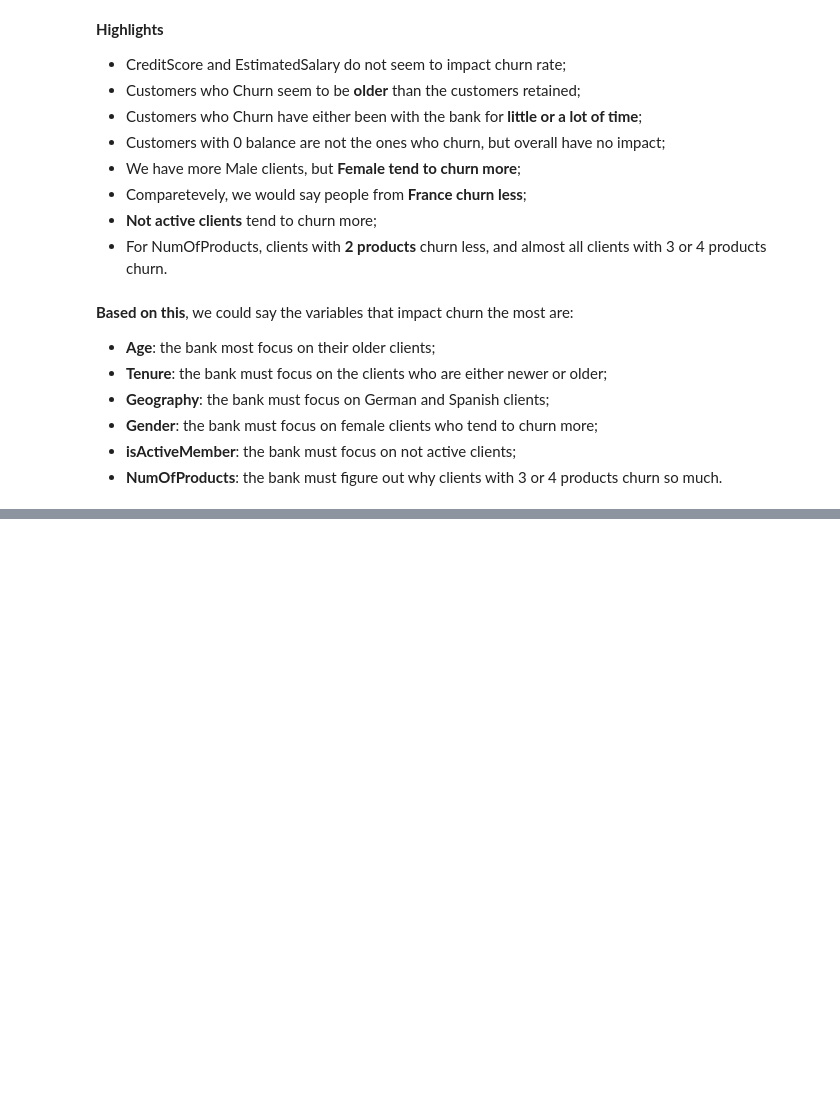
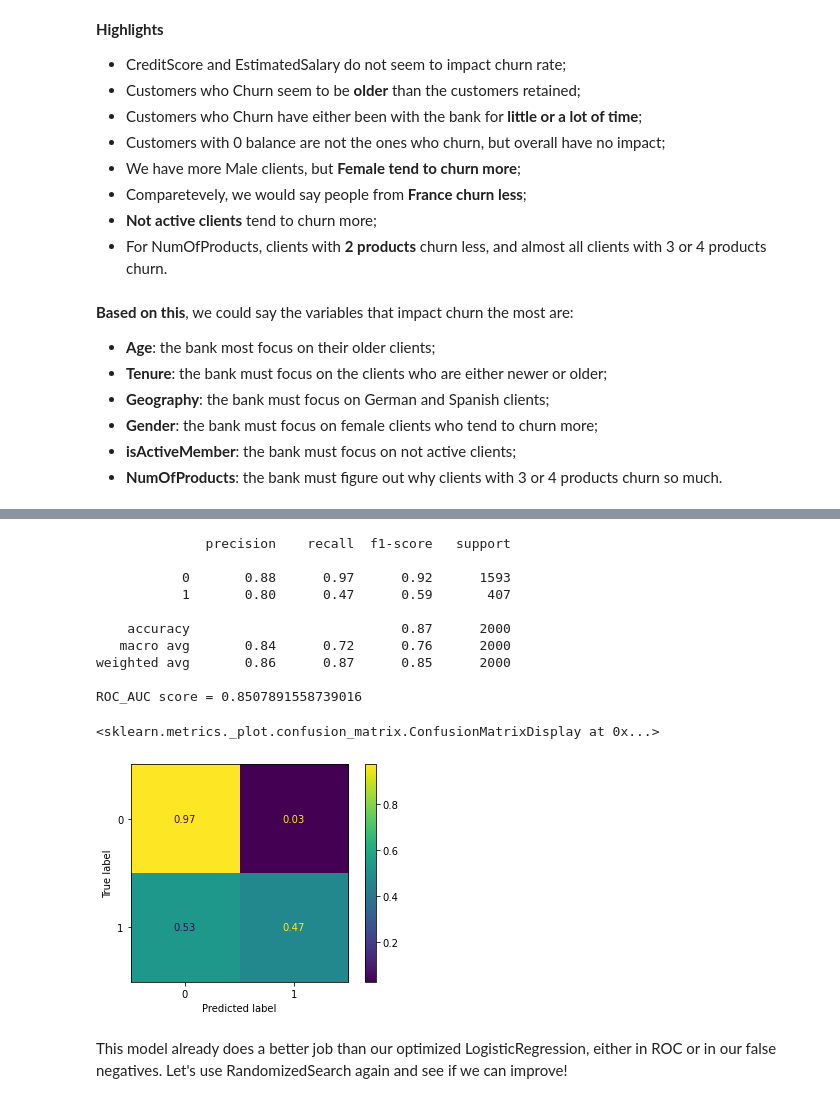
Before and after one commit to gperbone/Bank_Customer_Churn, a Jupyter notebook: bank_churn.ipynb, the cells around one changed output, grey strips where cells are left out. Drawn from its saved outputs; the diff is of its cells as text; code cells hidden in the pictures; blank space fills up the shorter version.

```diff
--- a/bank_churn.ipynb
+++ b/bank_churn.ipynb
@@ -359,0 +611,7 @@ Name: Exited, dtype: float64
+# %%
+pipe_rfc = Pipeline([
+    ('pre_process', pipe_pre_processor),
+    ('estimador', RandomForestClassifier(random_state=42))
+])
+
+pipe_rfc.fit(X_train, y_train)
@@ -359,0 +637,23 @@ Name: Exited, dtype: float64
+# %%
+y_pred = pipe_rfc.predict(X_test)
+print(classification_report(y_test, y_pred))
+
+roc = roc_auc_score(y_test, pipe_rfc.predict_proba(X_test)[:,1])
+print(f'ROC_AUC score = {roc}')
+
+ConfusionMatrixDisplay(confusion_matrix(y_test, y_pred, normalize='true')).plot()
+# %% [output]
+              precision    recall  f1-score   support
+
+           0       0.88      0.97      0.92      1593
+           1       0.80      0.47      0.59       407
+
+    accuracy                           0.87      2000
+   macro avg       0.84      0.72      0.76      2000
+weighted avg       0.86      0.87      0.85      2000
+
+ROC_AUC score = 0.8507891558739016
+<sklearn.metrics._plot.confusion_matrix.ConfusionMatrixDisplay at 0x...>
+[figure, added]
+# %% [markdown]
+This model already does a better job than our optimized LogisticRegression, either in ROC or in our false negatives. Let's use RandomizedSearch again and see if we can improve!
```
Also changed, not shown: parts of 50 cells of this notebook.
